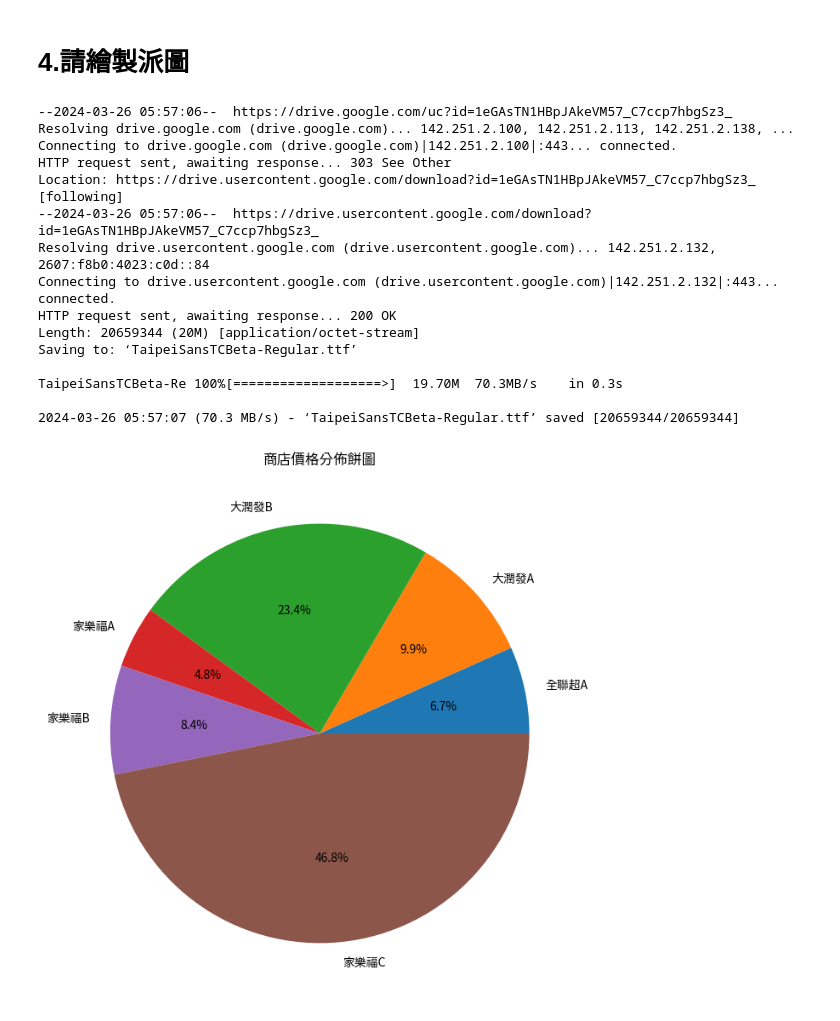
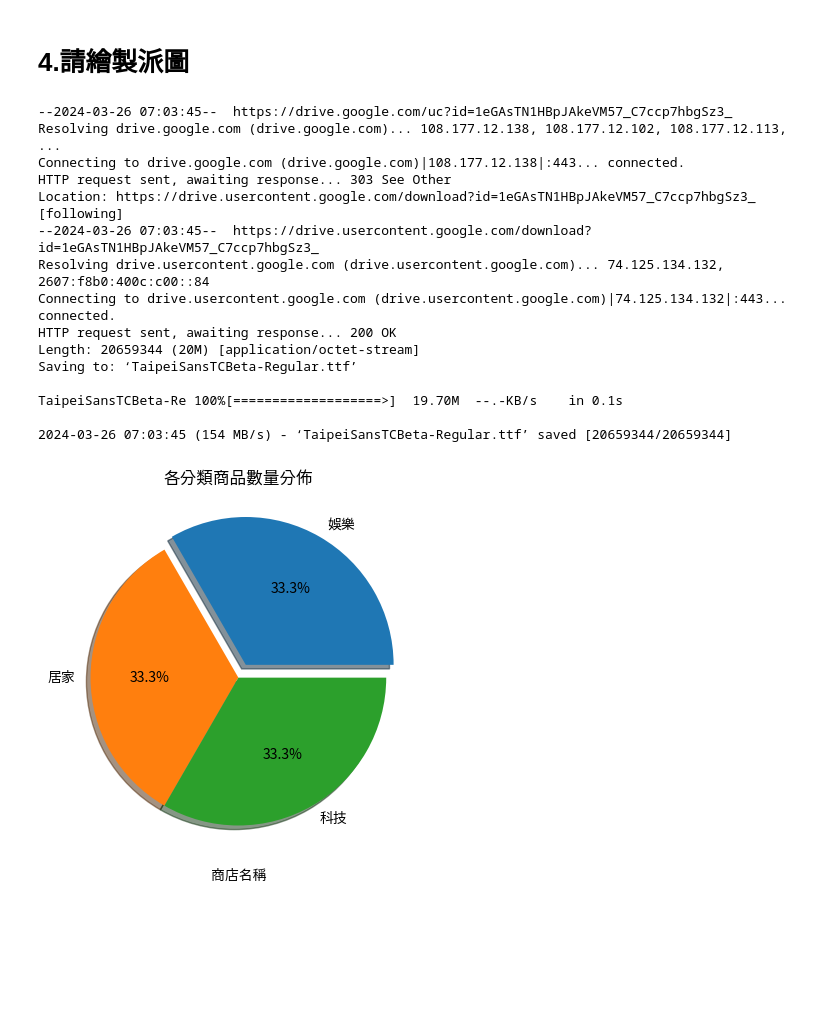
Before and after one commit to Ianlee0713/LATIA112-2, a Jupyter notebook: week6.ipynb, the cells around one changed output. Drawn from its saved outputs; the diff is of its cells as text; code cells hidden in the pictures; blank space fills up the shorter version.

```diff
--- a/week6.ipynb
+++ b/week6.ipynb
@@ -155,49 +159,53 @@ TaipeiSansTCBeta-Re 100%[===================>]  19.70M  49.0MB/s    in 0.4s
 # %% [markdown]
 # 4.請繪製派圖
 # %%
-import pandas as pd
-import matplotlib.pyplot as plt
-
-# Colab 進行 matplotlib 繪圖時顯示繁體中文
-# 下載台北思源黑體並命名為 taipei_sans_tc_beta.ttf，移至指定路徑
+# Colab 進行matplotlib繪圖時顯示繁體中文
+# 下載台北思源黑體並命名taipei_sans_tc_beta.ttf，移至指定路徑
 !wget -O TaipeiSansTCBeta-Regular.ttf https://drive.google.com/uc?id=1eGAsTN1HBpJAkeVM57_C7ccp7hbgSz3_&export=download
 
 import matplotlib as mpl
+import matplotlib.pyplot as plt
 from matplotlib.font_manager import fontManager
 
 fontManager.addfont('TaipeiSansTCBeta-Regular.ttf')
 mpl.rc('font', family='Taipei Sans TC Beta')
+import pandas as pd
+import matplotlib.pyplot as plt
 
-products = {
-    "分類": ["居家", "居家", "娛樂", "娛樂", "科技", "科技"],
-    "商店": ["家樂福A", "大潤發A", "家樂福B", "全聯超A", "大潤發B", "家樂福C"],
-    "價格": [11.42, 23.50, 19.99, 15.95, 55.75, 111.55],
-}
+products = {"分類": ["居家","居家","娛樂","娛樂","科技","科技"],
+       "商店": ["家樂福A","大潤發A","家樂福B","全聯超A","大潤發B","家樂福C"],
+       "價格": [11.42,23.50,19.99,15.95,55.75,111.55]}
 
-df = pd.DataFrame(products, columns=["分類", "商店", "價格"])
+df = pd.DataFrame(products, columns = ["分類", "商店", "價格"])
+df["價格"].plot(kind='line') # 繪製折線圖
 
-# 按照商店進行分組並計算每個商店的總價格
-store_totals = df.groupby("商店")["價格"].sum()
+plt.grid(True) # 顯示圖表的格線
+plt.plot(df["商店"], df["價格"], marker='o')  # 使用折線圖並添加圓點標記
+plt.ylabel("價格")  # 顯示y軸
+plt.xlabel("商店名稱")  # 顯示x軸
+plt.xticks(rotation=45)  # 旋轉x軸標籤，以避免重疊
+plt.grid(True)  # 顯示圖表的格線
 
-# 繪製餅圖
-plt.figure(figsize=(8, 8))  # 調整圖形大小
-plt.pie(store_totals, labels=store_totals.index, autopct='%1.1f%%')
-plt.title("商店價格分佈餅圖")
+# 派圖(groupby 是依據"分類"的數據，標題是商店名稱)
+df_grouped = df.groupby(["分類"]).count()
+explode = (0.1, 0, 0)  # 如果你想要突出某個部分，可以調整此參數
+df_grouped["商店"].plot(kind='pie', title='各分類商品數量分佈', autopct='%1.1f%%', explode=explode, shadow=True)
+plt.ylabel("")  # 改繪製派圖
 plt.show()
 # %% [output]
---2024-03-26 05:57:06--  https://drive.google.com/uc?id=1eGAsTN1HBpJAkeVM57_C7ccp7hbgSz3_
-Resolving drive.google.com (drive.google.com)... 142.251.2.100, 142.251.2.113, 142.251.2.138, ...
-Connecting to drive.google.com (drive.google.com)|142.251.2.100|:443... connected.
+--2024-03-26 07:03:45--  https://drive.google.com/uc?id=1eGAsTN1HBpJAkeVM57_C7ccp7hbgSz3_
+Resolving drive.google.com (drive.google.com)... 108.177.12.138, 108.177.12.102, 108.177.12.113, ...
+Connecting to drive.google.com (drive.google.com)|108.177.12.138|:443... connected.
 HTTP request sent, awaiting response... 303 See Other
 Location: https://drive.usercontent.google.com/download?id=1eGAsTN1HBpJAkeVM57_C7ccp7hbgSz3_ [following]
---2024-03-26 05:57:06--  https://drive.usercontent.google.com/download?id=1eGAsTN1HBpJAkeVM57_C7ccp7hbgSz3_
-Resolving drive.usercontent.google.com (drive.usercontent.google.com)... 142.251.2.132, 2607:f8b0:4023:c0d::84
-Connecting to drive.usercontent.google.com (drive.usercontent.google.com)|142.251.2.132|:443... connected.
+--2024-03-26 07:03:45--  https://drive.usercontent.google.com/download?id=1eGAsTN1HBpJAkeVM57_C7ccp7hbgSz3_
+Resolving drive.usercontent.google.com (drive.usercontent.google.com)... 74.125.134.132, 2607:f8b0:400c:c00::84
+Connecting to drive.usercontent.google.com (drive.usercontent.google.com)|74.125.134.132|:443... connected.
 HTTP request sent, awaiting response... 200 OK
 Length: 20659344 (20M) [application/octet-stream]
 Saving to: ‘TaipeiSansTCBeta-Regular.ttf’
 
-TaipeiSansTCBeta-Re 100%[===================>]  19.70M  70.3MB/s    in 0.3s
+TaipeiSansTCBeta-Re 100%[===================>]  19.70M  --.-KB/s    in 0.1s
 
-2024-03-26 05:57:07 (70.3 MB/s) - ‘TaipeiSansTCBeta-Regular.ttf’ saved [20659344/20659344]
+2024-03-26 07:03:45 (154 MB/s) - ‘TaipeiSansTCBeta-Regular.ttf’ saved [20659344/20659344]
-[figure, old version]
+[figure, new version]
```
Also changed, not shown: parts of 2 cells of this notebook.
